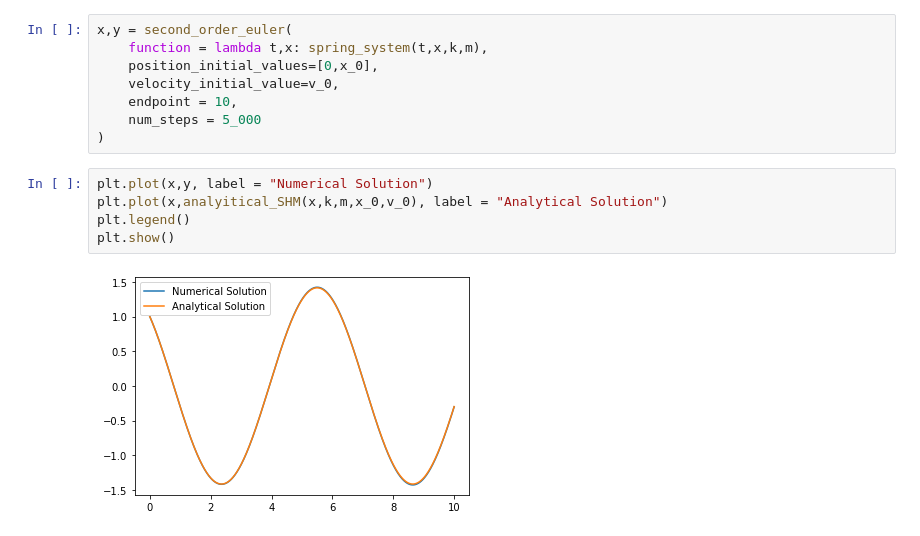
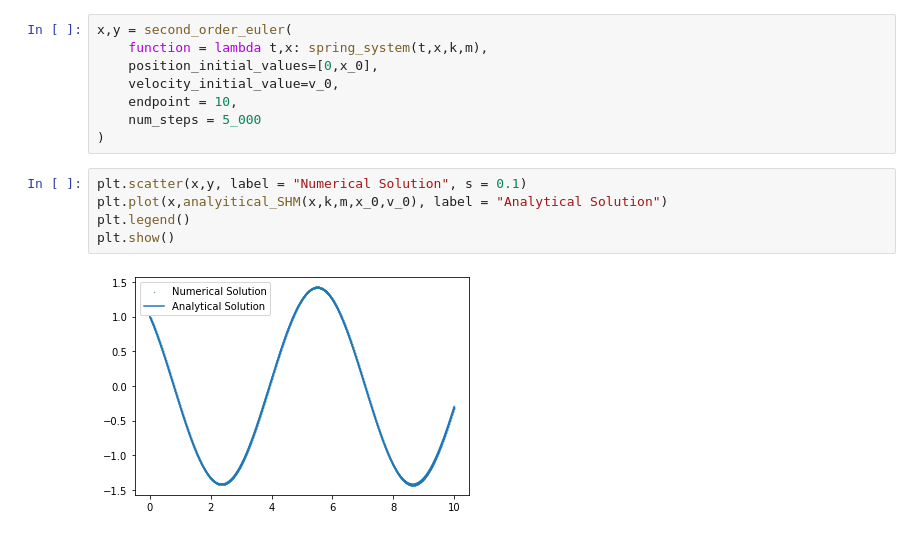
Before and after one commit to BenjaminWills/differential-equation-solver, a Jupyter notebook: eulers_method/euler_example.ipynb, the cells around one changed output. Saved outputs shown, nothing was run; the diff lists cells and outputs as text.

Commit message:
made scatter plot

```diff
--- a/eulers_method/euler_example.ipynb
+++ b/eulers_method/euler_example.ipynb
@@ -201,9 +201,9 @@ x,y = second_order_euler(
     num_steps = 5_000
 )
 # %%
-plt.plot(x,y, label = "Numerical Solution")
+plt.scatter(x,y, label = "Numerical Solution", s = 0.1)
 plt.plot(x,analyitical_SHM(x,k,m,x_0,v_0), label = "Analytical Solution")
 plt.legend()
 plt.show()
 # %% [output]
-[figure, old version]
+[figure, new version]
```
